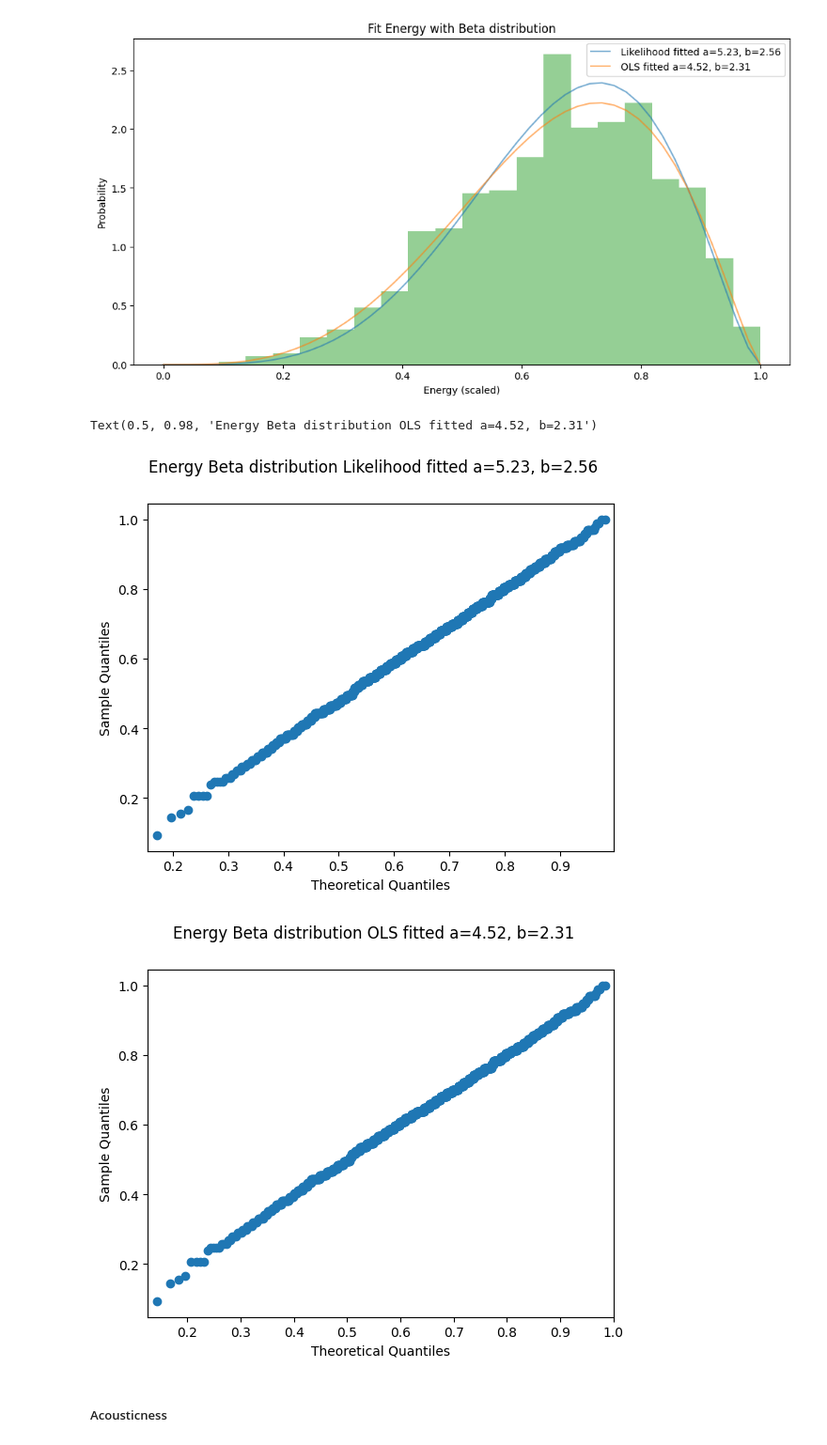
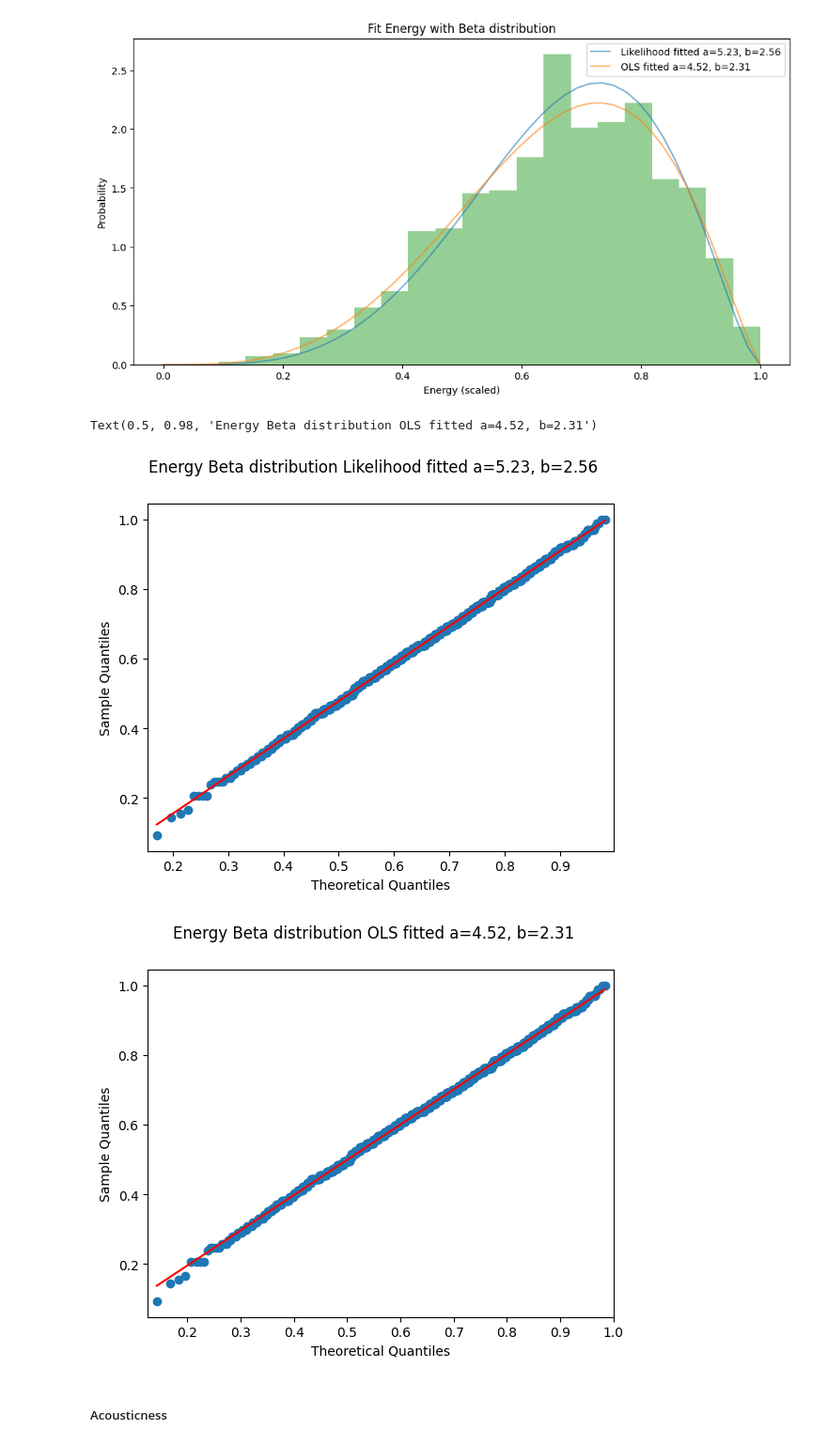
Before and after one commit to SergeyPishchulov/MOMO, a Jupyter notebook: lab3/лаба3.ipynb, the cells around one changed output. Shown at 94% size. Cells and saved outputs as stored; diff of their text form; code cells hidden in the pictures.

```diff
--- a/lab3/лаба3.ipynb
+++ b/lab3/лаба3.ipynb
@@ -394,14 +400,14 @@ ax.legend()
 <matplotlib.legend.Legend at 0x...>
 [figure]
 # %%
-fig = sm.qqplot(energy_scaled, beta(a=a_lh, b=b_lh))
+fig = sm.qqplot(energy_scaled, beta(a=a_lh, b=b_lh), line='r')
 fig.suptitle(f"Energy Beta distribution Likelihood fitted a={a_lh.round(2)}, b={b_lh.round(2)}")
-fig = sm.qqplot(energy_scaled, beta(a=a_ols, b=b_ols))
+fig = sm.qqplot(energy_scaled, beta(a=a_ols, b=b_ols), line='r')
 fig.suptitle(f"Energy Beta distribution OLS fitted a={a_ols.round(2)}, b={b_ols.round(2)}")
 # %% [output]
 Text(0.5, 0.98, 'Energy Beta distribution OLS fitted a=4.52, b=2.31')
-[figure, old version]
+[figure, new version]
-[figure, old version]
+[figure, new version]
 # %% [markdown]
 ##### Acousticness
 # %%
```
Also changed, not shown: parts of 14 cells of this notebook.
